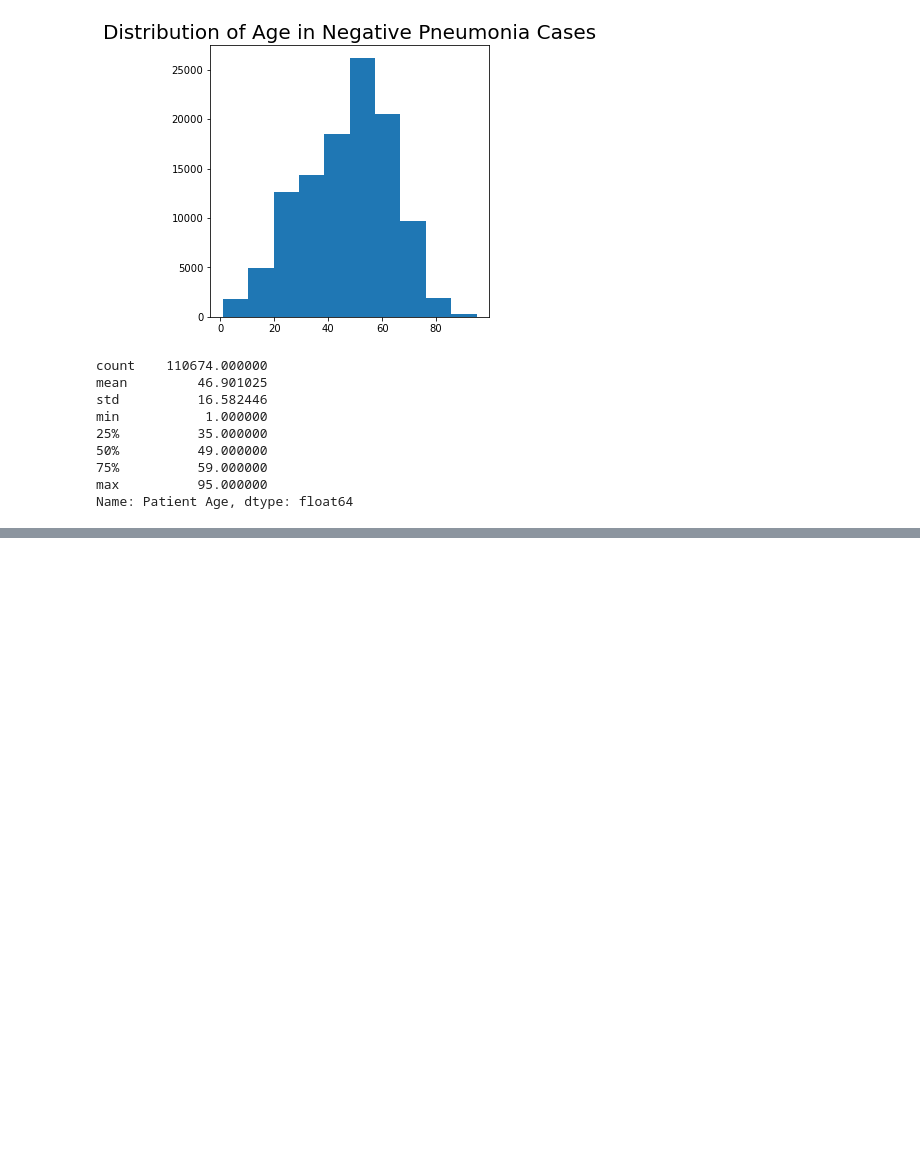
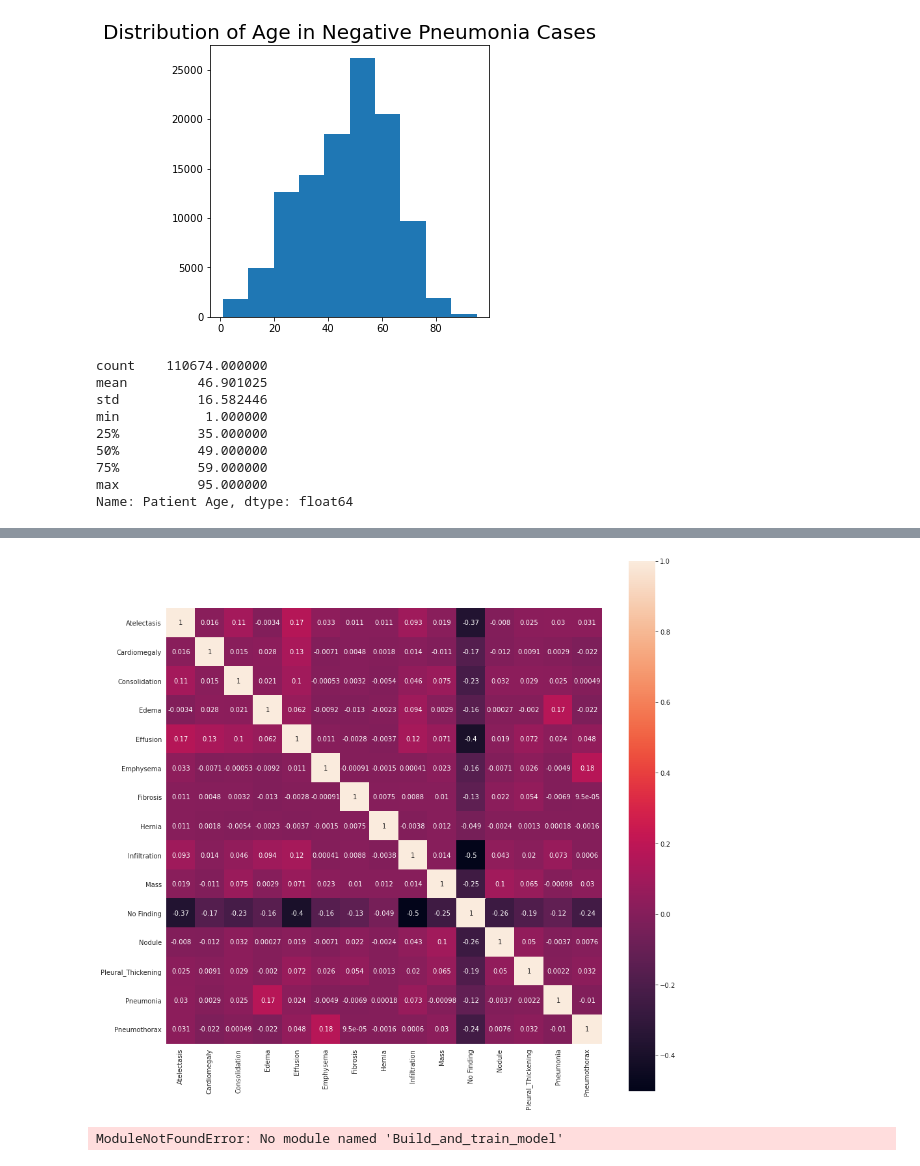
Before and after one commit to Danieldacruz7/Pneumonia-Detection-From-Chest-X-Rays, a Jupyter notebook: EDA.ipynb, the cells around one changed output, grey strips where cells are left out. Saved outputs shown, nothing was run; the diff lists cells and outputs as text; code cells hidden in the pictures; blank space fills up the shorter version.

```diff
--- a/EDA.ipynb
+++ b/EDA.ipynb
@@ -184,0 +204,26 @@ Name: Patient Age, dtype: float64
+# %%
+heat_df = all_xray_df.copy()
+heat_df.drop(['Image Index', 'Finding Labels', 'Follow-up #','Patient ID', 'Patient Age',
+              'Patient Gender', 'View Position', 'OriginalImage[Width', 'Height]', 'OriginalImagePixelSpacing[x',
+             'y]',  'Unnamed: 11', 'path'], axis=1, inplace=True)
+
+heat = heat_df.corr() # correlation between the different parameters
+with sns.axes_style("white"):
+    f, ax = plt.subplots(figsize=(15, 15))
+    ax = sns.heatmap(heat, annot=True, square=True)
+# %% [output]
+[figure, added]
+# %%
+from Build_and_train_model import valX
+model_path = 'final_model.json' #path to saved model
+weight_path = 'xray_class_model.best.hdf5' #path to saved best weights
+
+with open(model_path, 'r') as json_file:
+        saved_model = json_file.read()
+
+model = tf.keras.models.model_from_json(saved_model)
+model.load_weights(weight_path)
+
+pred_Y = model.predict(valX, batch_size = 100, verbose = True)
+# %% [output]
+ModuleNotFoundError: No module named 'Build_and_train_model'
```
Also changed, not shown: parts of 10 cells of this notebook, 1 other file.
